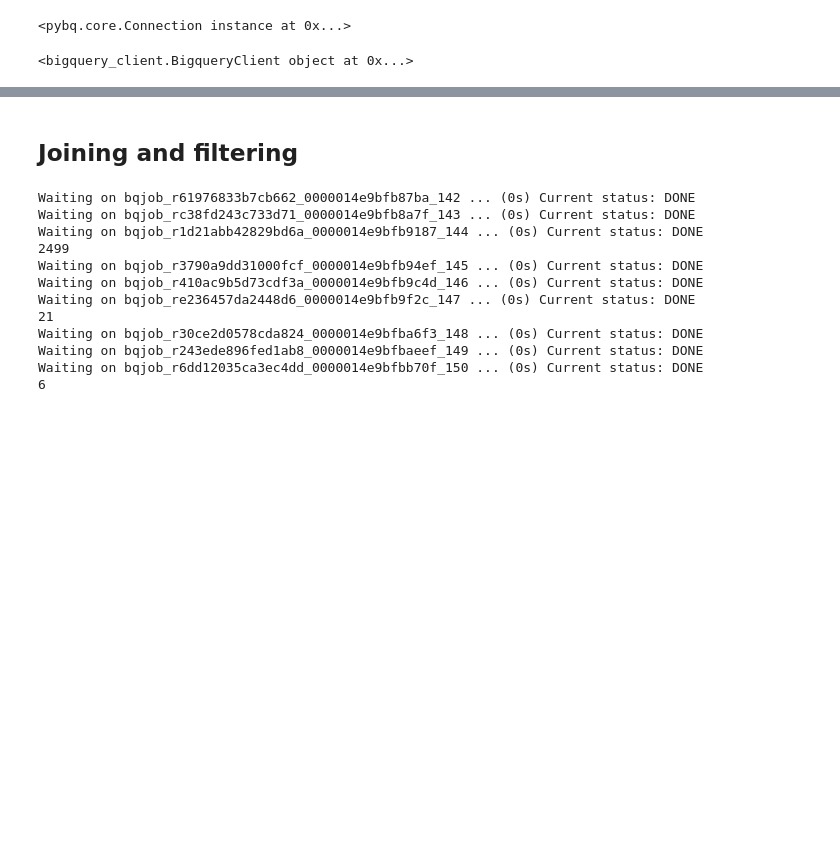
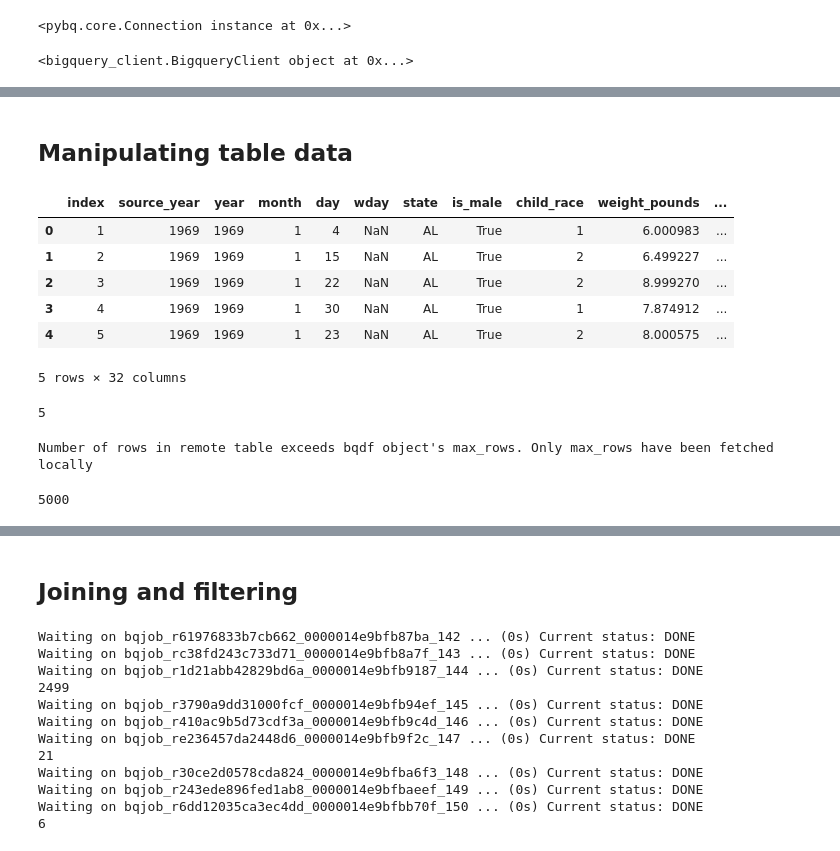
Before and after one commit to askerry/bqpy, a Jupyter notebook: bq_basic_template.ipynb, the cells around one changed output, grey strips where cells are left out. Cells and saved outputs as stored; diff of their text form; code cells hidden in the pictures; blank space fills up the shorter version.

```diff
--- a/bq_basic_template.ipynb
+++ b/bq_basic_template.ipynb
@@ -250,0 +224,2 @@ Waiting on bqjob_r239be87b64f700f1_0000014e9c0bd488_323 ... (0s) Current status:
+# %% [markdown]
+## Manipulating table data
@@ -250,0 +228,10 @@ Waiting on bqjob_r239be87b64f700f1_0000014e9c0bd488_323 ... (0s) Current status:
+# %%
+df1.head()
+# %% [output]
+|  | index | source_year | year | month | day | wday | state | is_male | child_race | weight_pounds | ... |
+| 0 | 1 | 1969 | 1969 | 1 | 4 | NaN | AL | True | 1 | 6.000983 | ... |
+| 1 | 2 | 1969 | 1969 | 1 | 15 | NaN | AL | True | 2 | 6.499227 | ... |
+| 2 | 3 | 1969 | 1969 | 1 | 22 | NaN | AL | True | 2 | 8.999270 | ... |
+| 3 | 4 | 1969 | 1969 | 1 | 30 | NaN | AL | True | 1 | 7.874912 | ... |
+| 4 | 5 | 1969 | 1969 | 1 | 23 | NaN | AL | True | 2 | 8.000575 | ... |
+5 rows × 32 columns
@@ -250,0 +243,14 @@ Waiting on bqjob_r239be87b64f700f1_0000014e9c0bd488_323 ... (0s) Current status:
+# %%
+#will inherit fetch status of the source (e.g. since df1.fetched=False, limited is not fetched locally)
+len(limited.local)
+# %% [output]
+5
+# %%
+#but we can explicitly fetch the data
+limited.fetch()
+# %% [output]
+Number of rows in remote table exceeds bqdf object's max_rows. Only max_rows have been fetched locally
+# %%
+len(limited.local)
+# %% [output]
+5000
```
Also changed, not shown: parts of 87 cells of this notebook, 7 other files.
